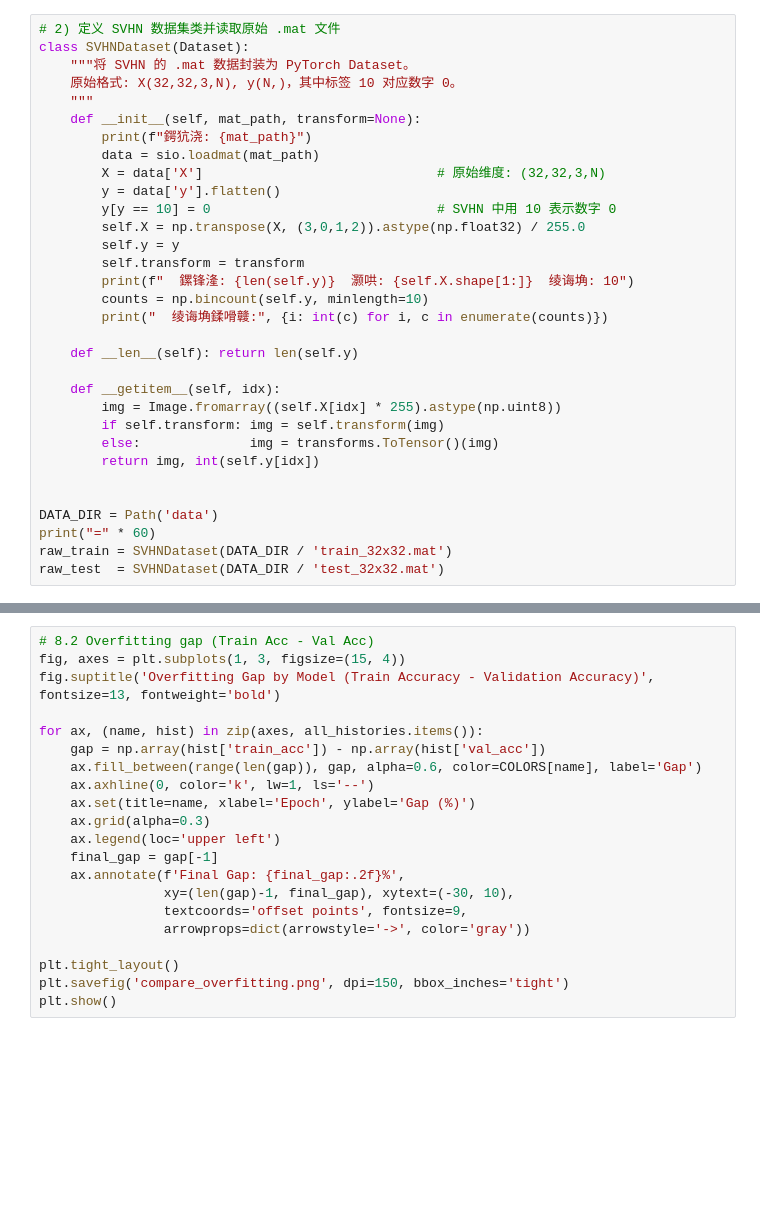
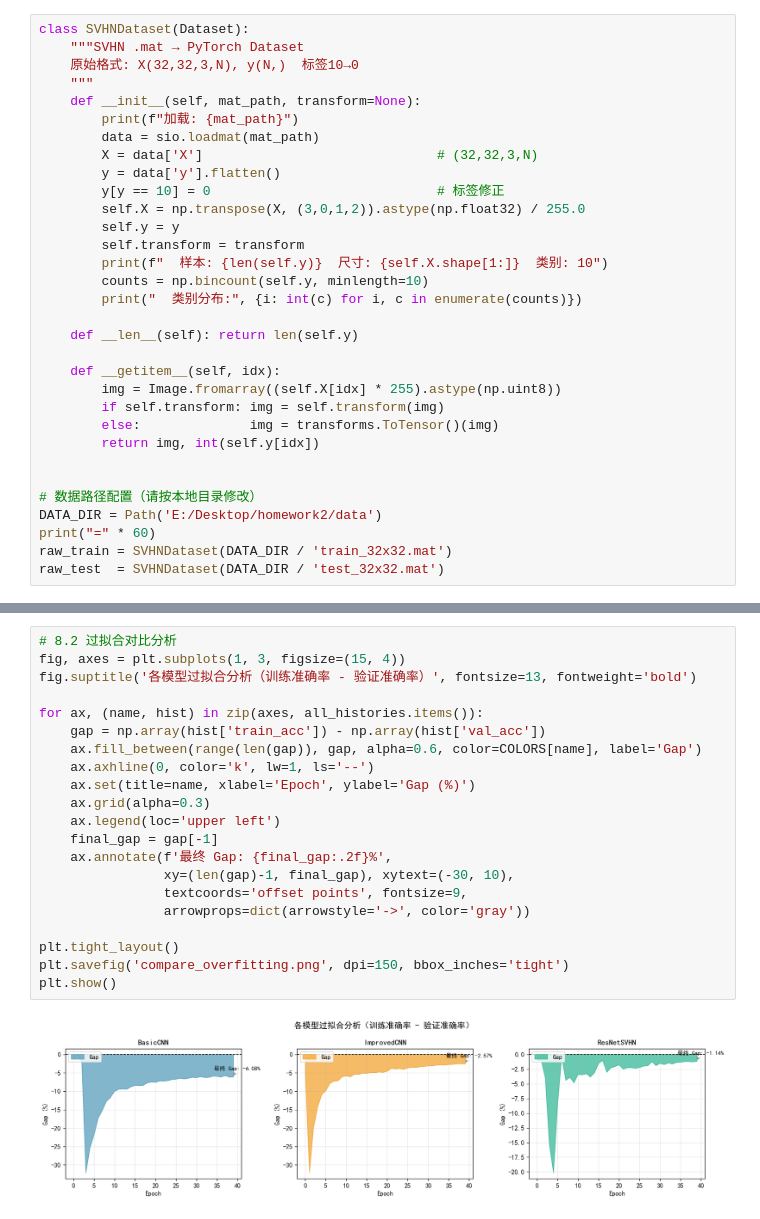
Before and after one commit to SongCheng2026/Sec-homework, a Jupyter notebook: SVHN_CNN_Classification_threemodel.ipynb, the cells around one changed output, grey strips where cells are left out. Cells and saved outputs as stored; diff of their text form; blank space fills up the shorter version.

```diff
--- a/SVHN_CNN_Classification_threemodel.ipynb
+++ b/SVHN_CNN_Classification_threemodel.ipynb
@@ -77,21 +69,20 @@ if torch.cuda.is_available():
 # %%
-# 2) 定义 SVHN 数据集类并读取原始 .mat 文件
 class SVHNDataset(Dataset):
-    """将 SVHN 的 .mat 数据封装为 PyTorch Dataset。
-    原始格式: X(32,32,3,N), y(N,)，其中标签 10 对应数字 0。
+    """SVHN .mat → PyTorch Dataset
+    原始格式: X(32,32,3,N), y(N,)  标签10→0
     """
     def __init__(self, mat_path, transform=None):
-        print(f"鍔犺浇: {mat_path}")
+        print(f"加载: {mat_path}")
         data = sio.loadmat(mat_path)
-        X = data['X']                              # 原始维度: (32,32,3,N)
+        X = data['X']                              # (32,32,3,N)
         y = data['y'].flatten()
-        y[y == 10] = 0                             # SVHN 中用 10 表示数字 0
+        y[y == 10] = 0                             # 标签修正
         self.X = np.transpose(X, (3,0,1,2)).astype(np.float32) / 255.0
         self.y = y
         self.transform = transform
-        print(f"  鏍锋湰: {len(self.y)}  灏哄: {self.X.shape[1:]}  绫诲埆: 10")
+        print(f"  样本: {len(self.y)}  尺寸: {self.X.shape[1:]}  类别: 10")
         counts = np.bincount(self.y, minlength=10)
-        print("  绫诲埆鍒嗗竷:", {i: int(c) for i, c in enumerate(counts)})
+        print("  类别分布:", {i: int(c) for i, c in enumerate(counts)})
 
     def __len__(self): return len(self.y)
 
@@ -102,7 +93,8 @@ class SVHNDataset(Dataset):
         return img, int(self.y[idx])
 
 
-DATA_DIR = Path('data')
+# 数据路径配置（请按本地目录修改）
+DATA_DIR = Path('E:/Desktop/homework2/data')
 print("=" * 60)
 raw_train = SVHNDataset(DATA_DIR / 'train_32x32.mat')
 raw_test  = SVHNDataset(DATA_DIR / 'test_32x32.mat')
@@ -547,22 +611,24 @@ print('Saved: compare_training_curves.png')
 # %%
-# 8.2 Overfitting gap (Train Acc - Val Acc)
+# 8.2 过拟合对比分析
 fig, axes = plt.subplots(1, 3, figsize=(15, 4))
-fig.suptitle('Overfitting Gap by Model (Train Accuracy - Validation Accuracy)', fontsize=13, fontweight='bold')
+fig.suptitle('各模型过拟合分析（训练准确率 - 验证准确率）', fontsize=13, fontweight='bold')
 
 for ax, (name, hist) in zip(axes, all_histories.items()):
     gap = np.array(hist['train_acc']) - np.array(hist['val_acc'])
     ax.fill_between(range(len(gap)), gap, alpha=0.6, color=COLORS[name], label='Gap')
     ax.axhline(0, color='k', lw=1, ls='--')
     ax.set(title=name, xlabel='Epoch', ylabel='Gap (%)')
     ax.grid(alpha=0.3)
     ax.legend(loc='upper left')
     final_gap = gap[-1]
-    ax.annotate(f'Final Gap: {final_gap:.2f}%',
+    ax.annotate(f'最终 Gap: {final_gap:.2f}%',
                 xy=(len(gap)-1, final_gap), xytext=(-30, 10),
                 textcoords='offset points', fontsize=9,
                 arrowprops=dict(arrowstyle='->', color='gray'))
 
 plt.tight_layout()
 plt.savefig('compare_overfitting.png', dpi=150, bbox_inches='tight')
 plt.show()
+# %% [output]
+[figure, added]
 # %%
```
Also changed, not shown: parts of 30 cells of this notebook.
